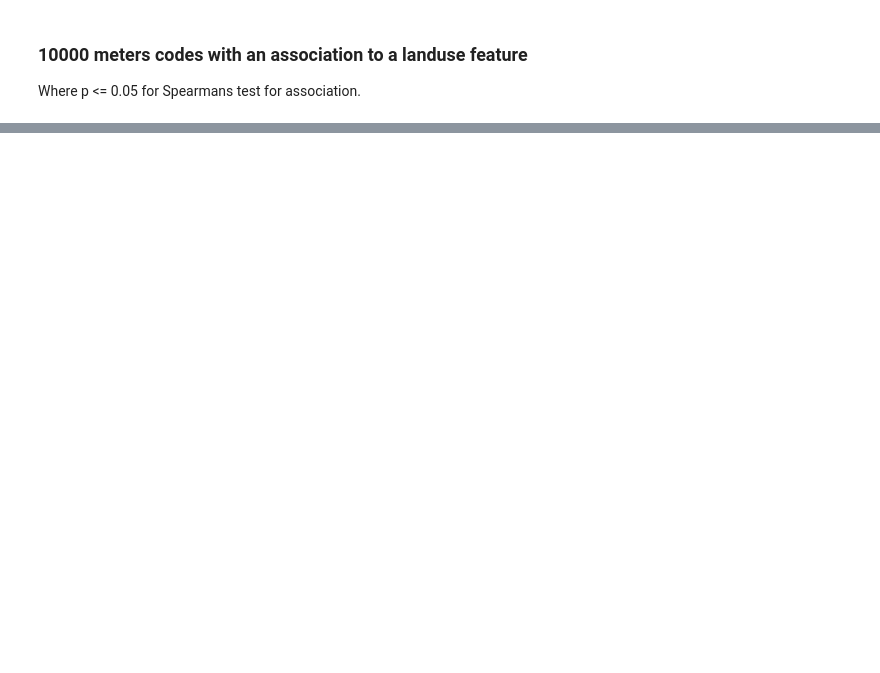
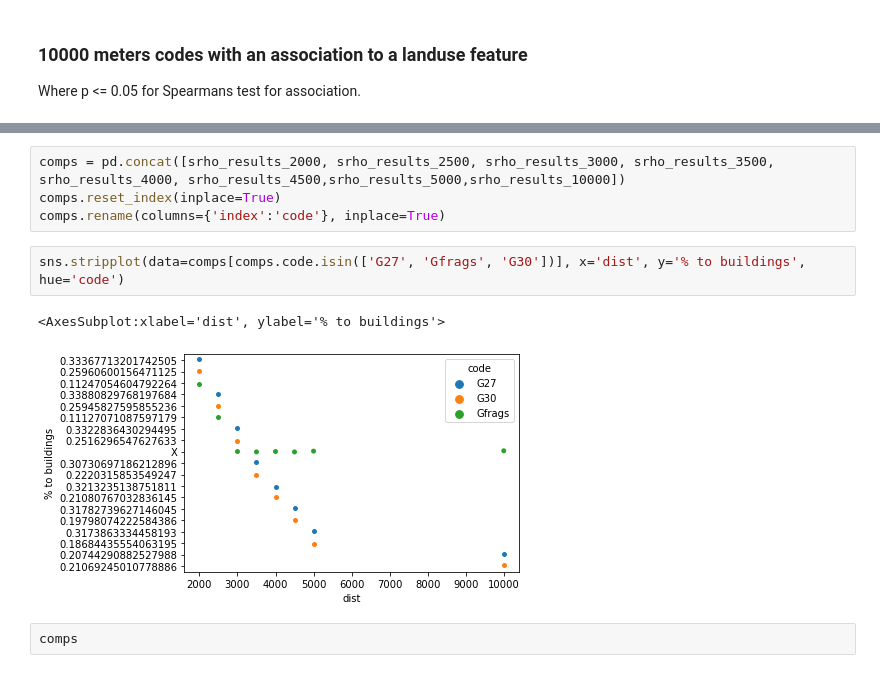
Before and after one commit to hammerdirt-analyst/landuse, a Jupyter notebook: land_use_buffers.ipynb, the cells around one changed output, grey strips where cells are left out. Cells and saved outputs as stored; diff of their text form; blank space fills up the shorter version.

```diff
--- a/land_use_buffers.ipynb
+++ b/land_use_buffers.ipynb
@@ -441,0 +702,11 @@ srho_results_2000
+# %%
+comps = pd.concat([srho_results_2000, srho_results_2500, srho_results_3000, srho_results_3500, srho_results_4000, srho_results_4500,srho_results_5000,srho_results_10000])
+comps.reset_index(inplace=True)
+comps.rename(columns={'index':'code'}, inplace=True)
+# %%
+sns.stripplot(data=comps[comps.code.isin(['G27', 'Gfrags', 'G30'])], x='dist', y='% to buildings', hue='code')
+# %% [output]
+<AxesSubplot:xlabel='dist', ylabel='% to buildings'>
+[figure, added]
+# %%
+comps
```
Also changed, not shown: parts of 12 cells of this notebook, 5 other files.
